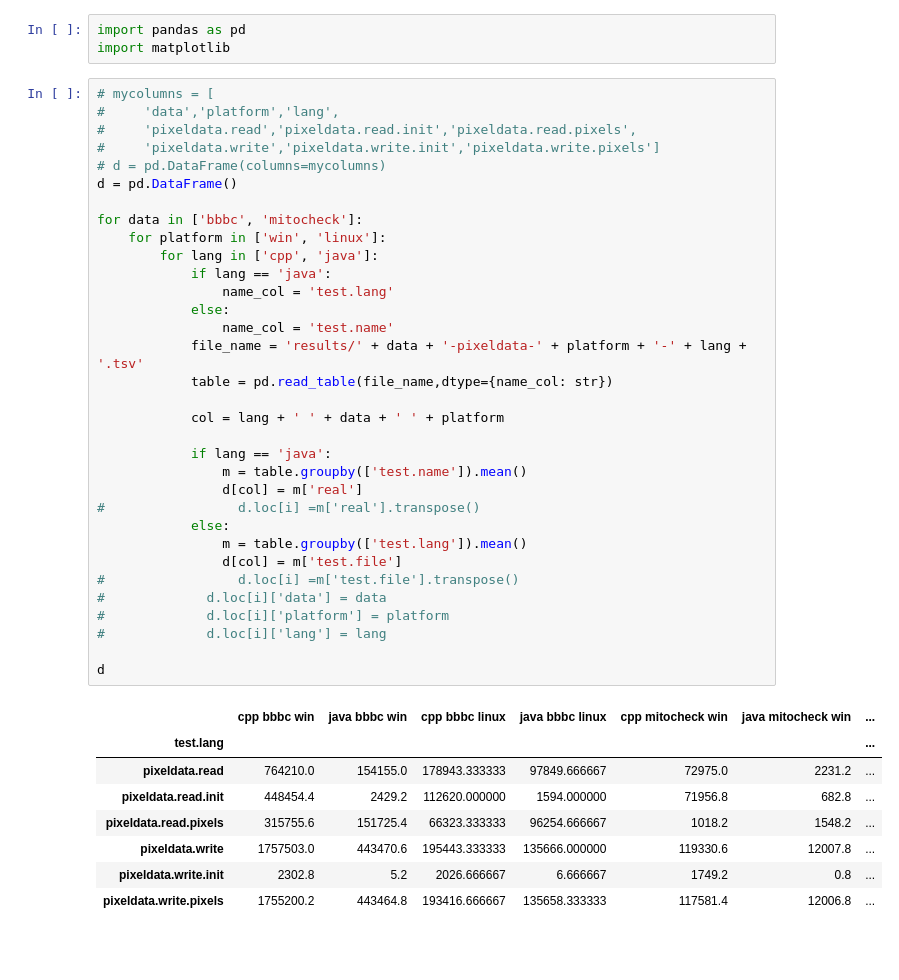
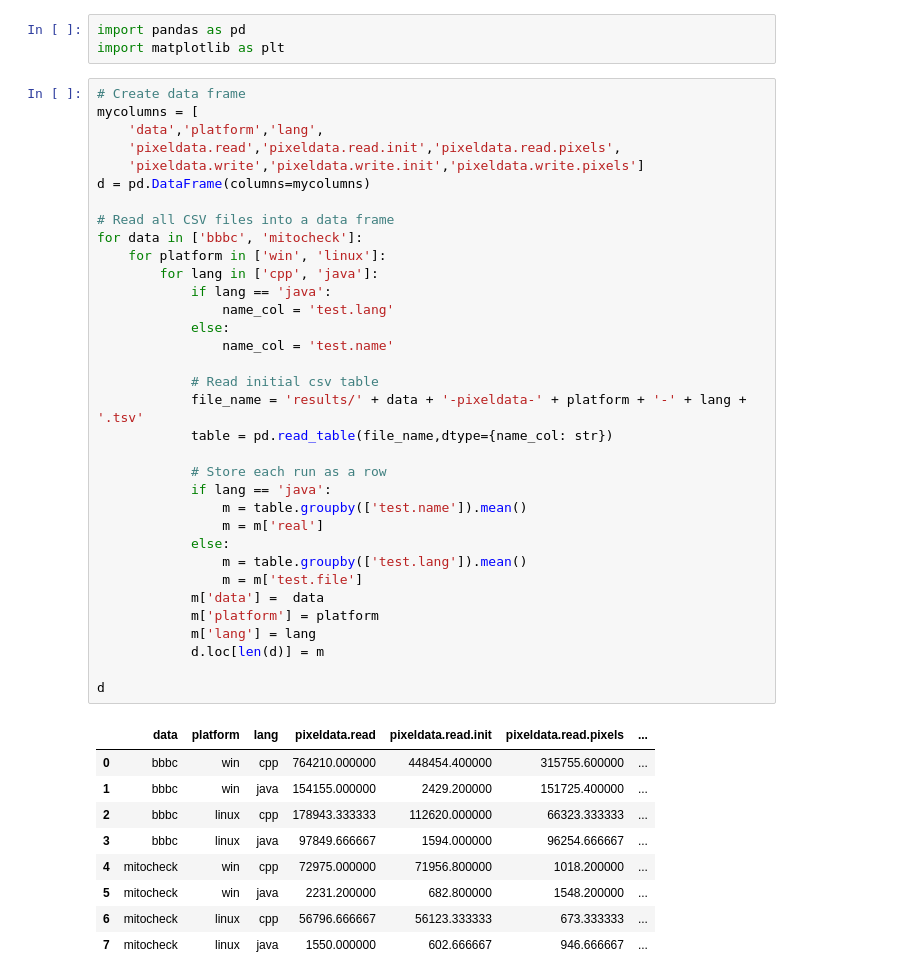
Before and after one commit to ome/ome-files-performance, a Jupyter notebook: Statistics.ipynb, the cells around one changed output. Saved outputs shown, nothing was run; the diff lists cells and outputs as text; blank space fills up the shorter version.

```diff
--- a/Statistics.ipynb
+++ b/Statistics.ipynb
@@ -1,45 +1,47 @@
 # %%
 import pandas as pd
-import matplotlib
+import matplotlib as plt
 # %%
-# mycolumns = [
-#     'data','platform','lang',
-#     'pixeldata.read','pixeldata.read.init','pixeldata.read.pixels',
-#     'pixeldata.write','pixeldata.write.init','pixeldata.write.pixels']
-# d = pd.DataFrame(columns=mycolumns)
-d = pd.DataFrame()
+# Create data frame
+mycolumns = [
+    'data','platform','lang',
+    'pixeldata.read','pixeldata.read.init','pixeldata.read.pixels',
+    'pixeldata.write','pixeldata.write.init','pixeldata.write.pixels']
+d = pd.DataFrame(columns=mycolumns)
 
+# Read all CSV files into a data frame
 for data in ['bbbc', 'mitocheck']:
     for platform in ['win', 'linux']:
         for lang in ['cpp', 'java']:
             if lang == 'java':
                 name_col = 'test.lang'
             else:
                 name_col = 'test.name'
+
+            # Read initial csv table
             file_name = 'results/' + data + '-pixeldata-' + platform + '-' + lang + '.tsv'
             table = pd.read_table(file_name,dtype={name_col: str})
 
-            col = lang + ' ' + data + ' ' + platform
-
+            # Store each run as a row
             if lang == 'java':
                 m = table.groupby(['test.name']).mean()
-                d[col] = m['real']
-#                 d.loc[i] =m['real'].transpose()
+                m = m['real']
             else:
                 m = table.groupby(['test.lang']).mean()
-                d[col] = m['test.file']
-#                 d.loc[i] =m['test.file'].transpose()
-#             d.loc[i]['data'] = data
-#             d.loc[i]['platform'] = platform
-#             d.loc[i]['lang'] = lang
+                m = m['test.file']
+            m['data'] =  data
+            m['platform'] = platform
+            m['lang'] = lang
+            d.loc[len(d)] = m
 
 d
 # %% [output]
-|  | cpp bbbc win | java bbbc win | cpp bbbc linux | java bbbc linux | cpp mitocheck win | java mitocheck win | ... |
-| test.lang |  |  |  |  |  |  | ... |
-| pixeldata.read | 764210.0 | 154155.0 | 178943.333333 | 97849.666667 | 72975.0 | 2231.2 | ... |
-| pixeldata.read.init | 448454.4 | 2429.2 | 112620.000000 | 1594.000000 | 71956.8 | 682.8 | ... |
-| pixeldata.read.pixels | 315755.6 | 151725.4 | 66323.333333 | 96254.666667 | 1018.2 | 1548.2 | ... |
-| pixeldata.write | 1757503.0 | 443470.6 | 195443.333333 | 135666.000000 | 119330.6 | 12007.8 | ... |
-| pixeldata.write.init | 2302.8 | 5.2 | 2026.666667 | 6.666667 | 1749.2 | 0.8 | ... |
-| pixeldata.write.pixels | 1755200.2 | 443464.8 | 193416.666667 | 135658.333333 | 117581.4 | 12006.8 | ... |
+|  | data | platform | lang | pixeldata.read | pixeldata.read.init | pixeldata.read.pixels | ... |
+| 0 | bbbc | win | cpp | 764210.000000 | 448454.400000 | 315755.600000 | ... |
+| 1 | bbbc | win | java | 154155.000000 | 2429.200000 | 151725.400000 | ... |
+| 2 | bbbc | linux | cpp | 178943.333333 | 112620.000000 | 66323.333333 | ... |
+| 3 | bbbc | linux | java | 97849.666667 | 1594.000000 | 96254.666667 | ... |
+| 4 | mitocheck | win | cpp | 72975.000000 | 71956.800000 | 1018.200000 | ... |
+| 5 | mitocheck | win | java | 2231.200000 | 682.800000 | 1548.200000 | ... |
+| 6 | mitocheck | linux | cpp | 56796.666667 | 56123.333333 | 673.333333 | ... |
+| 7 | mitocheck | linux | java | 1550.000000 | 602.666667 | 946.666667 | ... |
```
Also changed, not shown: parts of 6 cells of this notebook.
